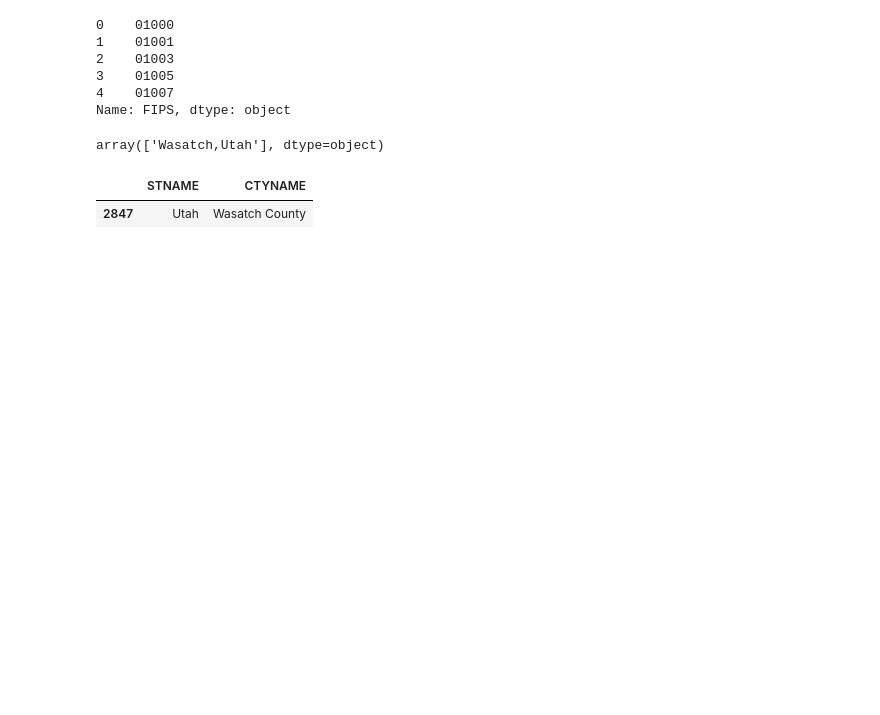
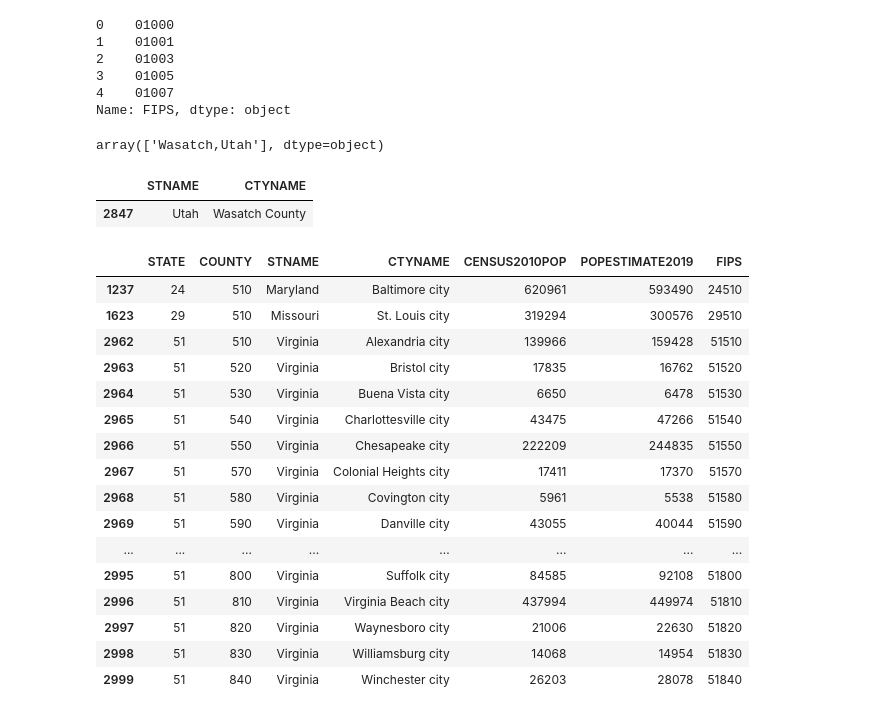
Before and after one commit to cwilbar04/COVID19, a Jupyter notebook: notebooks/EDA.ipynb, the cells around one changed output. Drawn from its saved outputs; the diff is of its cells as text; code cells hidden in the pictures; blank space fills up the shorter version.

```diff
--- a/notebooks/EDA.ipynb
+++ b/notebooks/EDA.ipynb
@@ -203,3 +218,24 @@ census[['STNAME','CTYNAME']][census['FIPS']=='49051']
 # %% [output]
 |  | STNAME | CTYNAME |
 | 2847 | Utah | Wasatch County |
+# %%
+# Check what cities are listed in the census data set - not the ones we have a missing FIPS value for
+census[census['CTYNAME'].str.contains('city', na=False)]
+# %% [output]
+|  | STATE | COUNTY | STNAME | CTYNAME | CENSUS2010POP | POPESTIMATE2019 | FIPS |
+| 1237 | 24 | 510 | Maryland | Baltimore city | 620961 | 593490 | 24510 |
+| 1623 | 29 | 510 | Missouri | St. Louis city | 319294 | 300576 | 29510 |
+| 2962 | 51 | 510 | Virginia | Alexandria city | 139966 | 159428 | 51510 |
+| 2963 | 51 | 520 | Virginia | Bristol city | 17835 | 16762 | 51520 |
+| 2964 | 51 | 530 | Virginia | Buena Vista city | 6650 | 6478 | 51530 |
+| 2965 | 51 | 540 | Virginia | Charlottesville city | 43475 | 47266 | 51540 |
+| 2966 | 51 | 550 | Virginia | Chesapeake city | 222209 | 244835 | 51550 |
+| 2967 | 51 | 570 | Virginia | Colonial Heights city | 17411 | 17370 | 51570 |
+| 2968 | 51 | 580 | Virginia | Covington city | 5961 | 5538 | 51580 |
+| 2969 | 51 | 590 | Virginia | Danville city | 43055 | 40044 | 51590 |
+| ... | ... | ... | ... | ... | ... | ... | ... |
+| 2995 | 51 | 800 | Virginia | Suffolk city | 84585 | 92108 | 51800 |
+| 2996 | 51 | 810 | Virginia | Virginia Beach city | 437994 | 449974 | 51810 |
+| 2997 | 51 | 820 | Virginia | Waynesboro city | 21006 | 22630 | 51820 |
+| 2998 | 51 | 830 | Virginia | Williamsburg city | 14068 | 14954 | 51830 |
+| 2999 | 51 | 840 | Virginia | Winchester city | 26203 | 28078 | 51840 |
```
Also changed, not shown: parts of 28 cells of this notebook, 8 other files.
